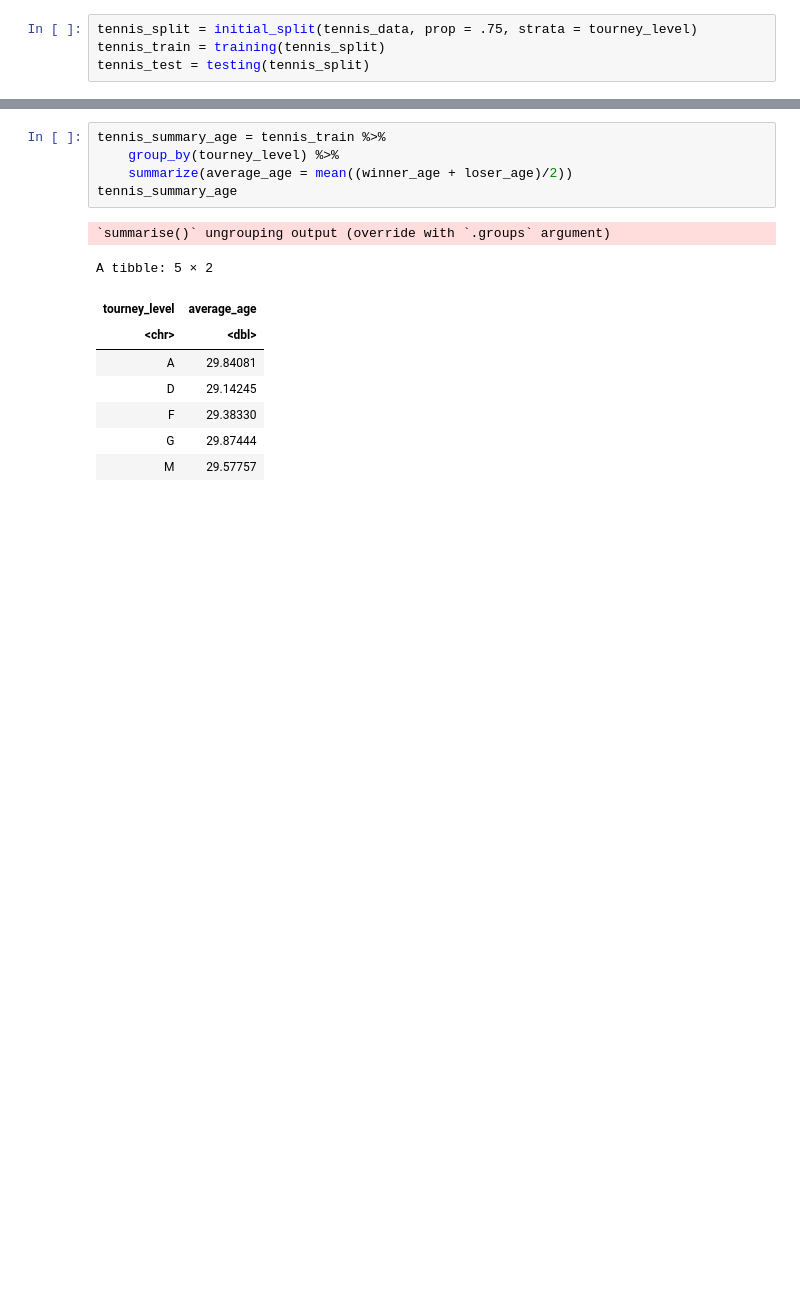
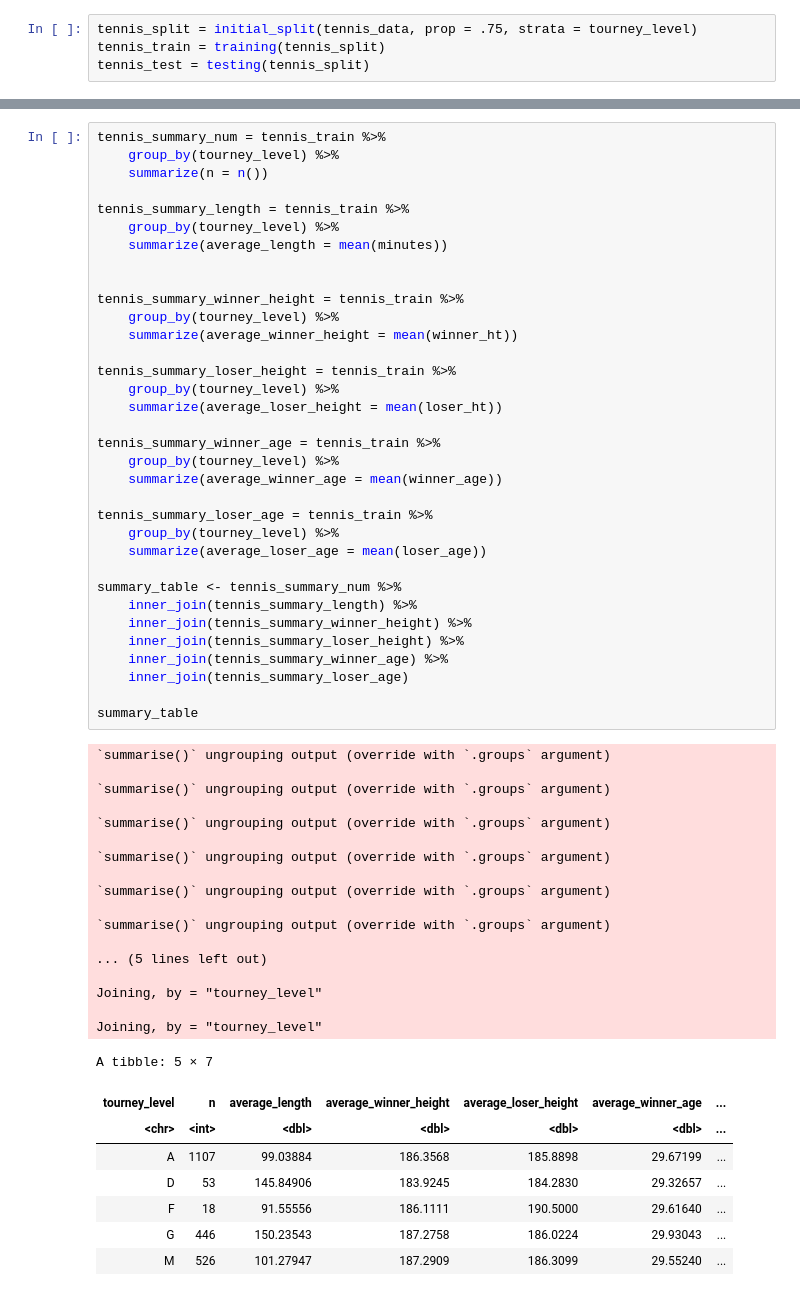
Before and after one commit to browningluke/ubc-dsci100-project, a Jupyter notebook: tennis.ipynb, the cells around one changed output, grey strips where cells are left out. Drawn from its saved outputs; the diff is of its cells as text; blank space fills up the shorter version.

```diff
--- a/tennis.ipynb
+++ b/tennis.ipynb
@@ -94,15 +31,60 @@ A tibble: 5 × 2
-# %%
-tennis_summary_age = tennis_train %>%
-    group_by(tourney_level) %>%
-    summarize(average_age = mean((winner_age + loser_age)/2))
-tennis_summary_age
-# %% [output]
-`summarise()` ungrouping output (override with `.groups` argument)
-A tibble: 5 × 2
-| tourney_level | average_age |
-| <chr> | <dbl> |
-| A | 29.84081 |
-| D | 29.14245 |
-| F | 29.38330 |
-| G | 29.87444 |
-| M | 29.57757 |
+# %%
+tennis_summary_num = tennis_train %>%
+    group_by(tourney_level) %>%
+    summarize(n = n())
+
+tennis_summary_length = tennis_train %>%
+    group_by(tourney_level) %>%
+    summarize(average_length = mean(minutes))
+
+
+tennis_summary_winner_height = tennis_train %>%
+    group_by(tourney_level) %>%
+    summarize(average_winner_height = mean(winner_ht))
+
+tennis_summary_loser_height = tennis_train %>%
+    group_by(tourney_level) %>%
+    summarize(average_loser_height = mean(loser_ht))
+
+tennis_summary_winner_age = tennis_train %>%
+    group_by(tourney_level) %>%
+    summarize(average_winner_age = mean(winner_age))
+
+tennis_summary_loser_age = tennis_train %>%
+    group_by(tourney_level) %>%
+    summarize(average_loser_age = mean(loser_age))
+
+summary_table <- tennis_summary_num %>%
+    inner_join(tennis_summary_length) %>%
+    inner_join(tennis_summary_winner_height) %>%
+    inner_join(tennis_summary_loser_height) %>%
+    inner_join(tennis_summary_winner_age) %>%
+    inner_join(tennis_summary_loser_age)
+
+summary_table
+# %% [output]
+`summarise()` ungrouping output (override with `.groups` argument)
+
+`summarise()` ungrouping output (override with `.groups` argument)
+
+`summarise()` ungrouping output (override with `.groups` argument)
+
+`summarise()` ungrouping output (override with `.groups` argument)
+
+`summarise()` ungrouping output (override with `.groups` argument)
+
+`summarise()` ungrouping output (override with `.groups` argument)
+
+... (5 lines left out)
+
+Joining, by = "tourney_level"
+
+Joining, by = "tourney_level"
+A tibble: 5 × 7
+| tourney_level | n | average_length | average_winner_height | average_loser_height | average_winner_age | ... |
+| <chr> | <int> | <dbl> | <dbl> | <dbl> | <dbl> | ... |
+| A | 1107 | 99.03884 | 186.3568 | 185.8898 | 29.67199 | ... |
+| D | 53 | 145.84906 | 183.9245 | 184.2830 | 29.32657 | ... |
+| F | 18 | 91.55556 | 186.1111 | 190.5000 | 29.61640 | ... |
+| G | 446 | 150.23543 | 187.2758 | 186.0224 | 29.93043 | ... |
+| M | 526 | 101.27947 | 187.2909 | 186.3099 | 29.55240 | ... |
```
Also changed, not shown: parts of 8 cells of this notebook.
